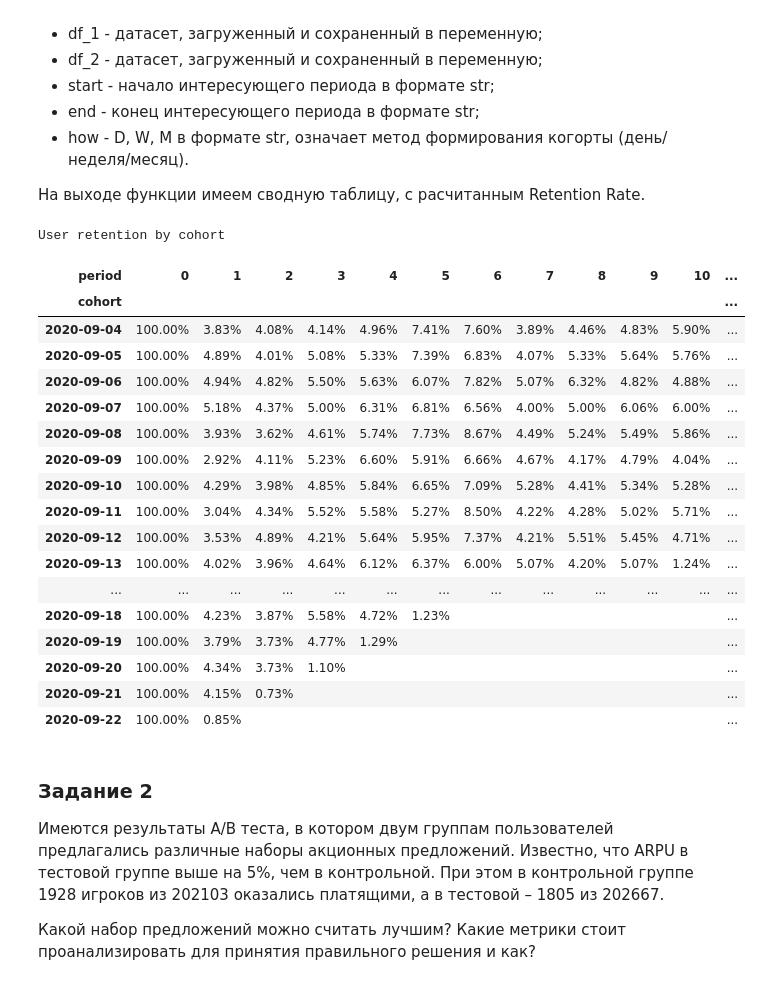
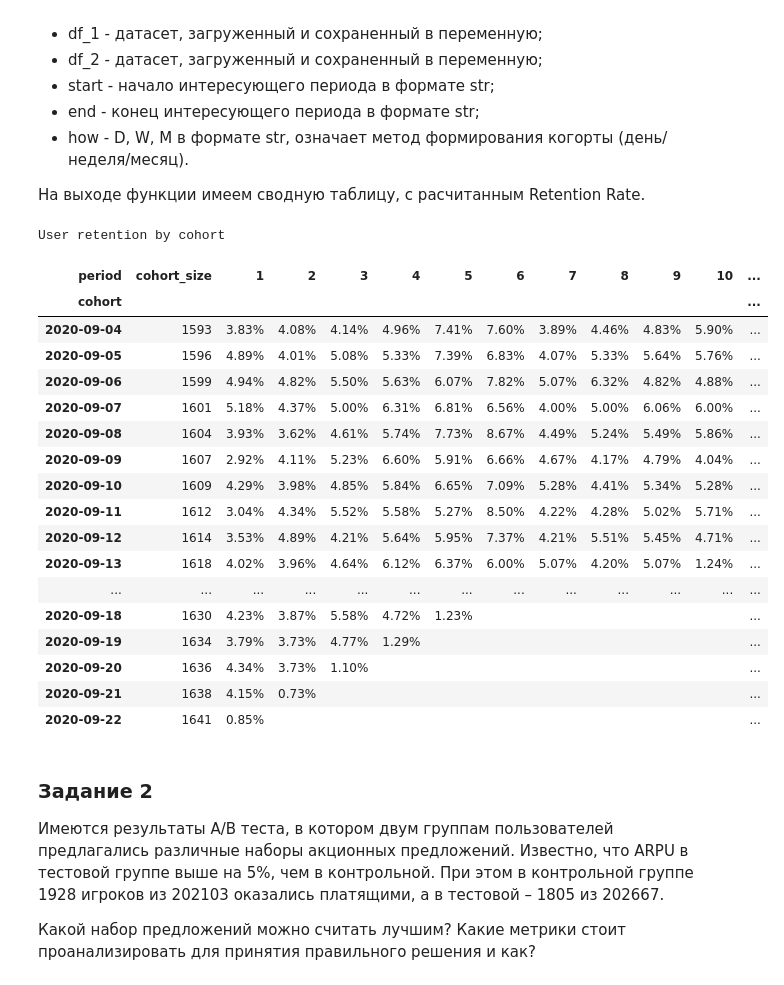
Before and after one commit to IgorA1ekseev/Mobile_game_project, a Jupyter notebook: Mobile_game_project.ipynb, the cells around one changed output. Drawn from its saved outputs; the diff is of its cells as text; code cells hidden in the pictures.

```diff
--- a/Mobile_game_project.ipynb
+++ b/Mobile_game_project.ipynb
@@ -156,19 +150,22 @@ def retention(df_1, df_2, start, end, how):
     df_1["reg_ts"] = pd.to_datetime(df_1["reg_ts"], unit="s")  # меняем формат из unix
     df_2["auth_ts"] = pd.to_datetime(df_2["auth_ts"], unit="s")  # меняем формат из unix
 
+    '''объединяем данные с учетом периода'''
     df = df_1.loc[(df_1.reg_ts > start) & (df_1.reg_ts < end)].merge(
         df_2, on="uid"
-    )  # объединяем данные с учетом периода
+    )
 
+    '''определяем интересующий диапазон времени'''
     df_need = df.reset_index().drop(
         columns="index"
-    )  # определяем интересующий диапазон времени
+    )
 
+    '''считаем период в днях'''
     df_need["period"] = (
         df_need["auth_ts"] - df_need["reg_ts"]
-    ).dt.days  # считаем период в днях
+    ).dt.days
 
-    # Далее конструкция определения когорты в зависимости от D, W, M
+    '''Далее конструкция определения когорты в зависимости от D, W, M'''
     if how == "D":
         df_need["reg_ts"] = df_need["reg_ts"].dt.date  # приводим когорту ко дню
     elif how == "W":
@@ -183,7 +180,7 @@ def retention(df_1, df_2, start, end, how):
             "M"
         )  # приводим когорту к месяцу
 
-    # Подготавливаем данные для расчета RR
+    '''Подготавливаем данные для расчета RR'''
     df_users = (
         df_need.groupby(["reg_ts", "period"])
         .agg({"uid": "nunique"})
@@ -191,7 +188,7 @@ def retention(df_1, df_2, start, end, how):
         .rename(columns={"reg_ts": "cohort"})
     )
 
-    # Рассчитываем RR в долях
+    '''Рассчитываем RR в долях'''
     cohort_names = list(df_users.cohort.unique())
     result = []
     for c in cohort_names:
@@ -202,59 +199,73 @@ def retention(df_1, df_2, start, end, how):
             )
         )
 
     result_retention = result
 
     retention_percent = []
     for lst in result_retention:
         for value in lst:
             retention_percent.append(value)
 
-    df_users["retention"] = retention_percent  # добавляем RR таблицу
+    '''Добавляем RR таблицу'''
+    df_users["retention"] = retention_percent  #
 
-    period = (
+    '''Определяем период'''
+    nperiod = (
         pd.to_datetime(end) - pd.to_datetime(start)
-    ).total_seconds() / 86400  # определяем период
+    ).total_seconds() / 86400
 
-    # Создаем сводную таблицу
-    df_cohorts_pivot = df_users.query("period <= @period").pivot(
+    '''Создаем сводную таблицу'''
+    df_cohorts_pivot = df_users.query("period <= @nperiod & period != 0").pivot(
         index="cohort", columns="period", values="retention"
     )
 
-    # Меняем стиль вывода данных
+    '''Создаем фрейм с размером когорты'''
+    df_cohort_size = df_users \
+        .groupby('cohort') \
+        .agg({'uid': 'max'}) \
+        .rename(columns={'uid': 'cohort_size'})
+
+    df_cohort_size = list(df_cohort_size.cohort_size)
+
+    '''Вставляем размер когорты в сводную таблицу'''
+    df_cohorts_pivot.insert(loc= 0,
+          column= 'cohort_size',
+          value= df_cohort_size)
+
+    '''Меняем стиль вывода данных'''
     ur_style = (
         df_cohorts_pivot.style.set_caption(
             "User retention by cohort"
         )  # добавляем подпись
         .background_gradient(cmap="twilight")  # раскрашиваем ячейки по столбцам
         .highlight_null("white")  # делаем белый фон для значений NaN
         .format(
-            "{:.2%}", na_rep=""
+            "{:.2%}", subset=[i for i in range(1, int(nperiod) + 1)], na_rep=""
         )  # числа форматируем как проценты, NaN заменяем на пустоту
     )
     return ur_style
 
-
 retention(df_reg_data, df_auth_data, "2020-09-04", "2020-09-23", "D")
 # %% [output]
 User retention by cohort
-| period | 0 | 1 | 2 | 3 | 4 | 5 | 6 | 7 | 8 | 9 | 10 | ... |
+| period | cohort_size | 1 | 2 | 3 | 4 | 5 | 6 | 7 | 8 | 9 | 10 | ... |
 | cohort |  |  |  |  |  |  |  |  |  |  |  | ... |
-| 2020-09-04 | 100.00% | 3.83% | 4.08% | 4.14% | 4.96% | 7.41% | 7.60% | 3.89% | 4.46% | 4.83% | 5.90% | ... |
-| 2020-09-05 | 100.00% | 4.89% | 4.01% | 5.08% | 5.33% | 7.39% | 6.83% | 4.07% | 5.33% | 5.64% | 5.76% | ... |
-| 2020-09-06 | 100.00% | 4.94% | 4.82% | 5.50% | 5.63% | 6.07% | 7.82% | 5.07% | 6.32% | 4.82% | 4.88% | ... |
-| 2020-09-07 | 100.00% | 5.18% | 4.37% | 5.00% | 6.31% | 6.81% | 6.56% | 4.00% | 5.00% | 6.06% | 6.00% | ... |
-| 2020-09-08 | 100.00% | 3.93% | 3.62% | 4.61% | 5.74% | 7.73% | 8.67% | 4.49% | 5.24% | 5.49% | 5.86% | ... |
-| 2020-09-09 | 100.00% | 2.92% | 4.11% | 5.23% | 6.60% | 5.91% | 6.66% | 4.67% | 4.17% | 4.79% | 4.04% | ... |
-| 2020-09-10 | 100.00% | 4.29% | 3.98% | 4.85% | 5.84% | 6.65% | 7.09% | 5.28% | 4.41% | 5.34% | 5.28% | ... |
-| 2020-09-11 | 100.00% | 3.04% | 4.34% | 5.52% | 5.58% | 5.27% | 8.50% | 4.22% | 4.28% | 5.02% | 5.71% | ... |
-| 2020-09-12 | 100.00% | 3.53% | 4.89% | 4.21% | 5.64% | 5.95% | 7.37% | 4.21% | 5.51% | 5.45% | 4.71% | ... |
-| 2020-09-13 | 100.00% | 4.02% | 3.96% | 4.64% | 6.12% | 6.37% | 6.00% | 5.07% | 4.20% | 5.07% | 1.24% | ... |
+| 2020-09-04 | 1593 | 3.83% | 4.08% | 4.14% | 4.96% | 7.41% | 7.60% | 3.89% | 4.46% | 4.83% | 5.90% | ... |
+| 2020-09-05 | 1596 | 4.89% | 4.01% | 5.08% | 5.33% | 7.39% | 6.83% | 4.07% | 5.33% | 5.64% | 5.76% | ... |
+| 2020-09-06 | 1599 | 4.94% | 4.82% | 5.50% | 5.63% | 6.07% | 7.82% | 5.07% | 6.32% | 4.82% | 4.88% | ... |
+| 2020-09-07 | 1601 | 5.18% | 4.37% | 5.00% | 6.31% | 6.81% | 6.56% | 4.00% | 5.00% | 6.06% | 6.00% | ... |
+| 2020-09-08 | 1604 | 3.93% | 3.62% | 4.61% | 5.74% | 7.73% | 8.67% | 4.49% | 5.24% | 5.49% | 5.86% | ... |
+| 2020-09-09 | 1607 | 2.92% | 4.11% | 5.23% | 6.60% | 5.91% | 6.66% | 4.67% | 4.17% | 4.79% | 4.04% | ... |
+| 2020-09-10 | 1609 | 4.29% | 3.98% | 4.85% | 5.84% | 6.65% | 7.09% | 5.28% | 4.41% | 5.34% | 5.28% | ... |
+| 2020-09-11 | 1612 | 3.04% | 4.34% | 5.52% | 5.58% | 5.27% | 8.50% | 4.22% | 4.28% | 5.02% | 5.71% | ... |
+| 2020-09-12 | 1614 | 3.53% | 4.89% | 4.21% | 5.64% | 5.95% | 7.37% | 4.21% | 5.51% | 5.45% | 4.71% | ... |
+| 2020-09-13 | 1618 | 4.02% | 3.96% | 4.64% | 6.12% | 6.37% | 6.00% | 5.07% | 4.20% | 5.07% | 1.24% | ... |
 | ... | ... | ... | ... | ... | ... | ... | ... | ... | ... | ... | ... | ... |
-| 2020-09-18 | 100.00% | 4.23% | 3.87% | 5.58% | 4.72% | 1.23% |  |  |  |  |  | ... |
-| 2020-09-19 | 100.00% | 3.79% | 3.73% | 4.77% | 1.29% |  |  |  |  |  |  | ... |
-| 2020-09-20 | 100.00% | 4.34% | 3.73% | 1.10% |  |  |  |  |  |  |  | ... |
-| 2020-09-21 | 100.00% | 4.15% | 0.73% |  |  |  |  |  |  |  |  | ... |
-| 2020-09-22 | 100.00% | 0.85% |  |  |  |  |  |  |  |  |  | ... |
+| 2020-09-18 | 1630 | 4.23% | 3.87% | 5.58% | 4.72% | 1.23% |  |  |  |  |  | ... |
+| 2020-09-19 | 1634 | 3.79% | 3.73% | 4.77% | 1.29% |  |  |  |  |  |  | ... |
+| 2020-09-20 | 1636 | 4.34% | 3.73% | 1.10% |  |  |  |  |  |  |  | ... |
+| 2020-09-21 | 1638 | 4.15% | 0.73% |  |  |  |  |  |  |  |  | ... |
+| 2020-09-22 | 1641 | 0.85% |  |  |  |  |  |  |  |  |  | ... |
 # %% [markdown]
 ### Задание 2
 Имеются результаты A/B теста, в котором двум группам пользователей предлагались различные наборы акционных предложений. Известно, что ARPU в тестовой группе выше на 5%, чем в контрольной. При этом в контрольной группе 1928 игроков из 202103 оказались платящими, а в тестовой – 1805 из 202667.
```
Also changed, not shown: parts of 26 cells of this notebook.
